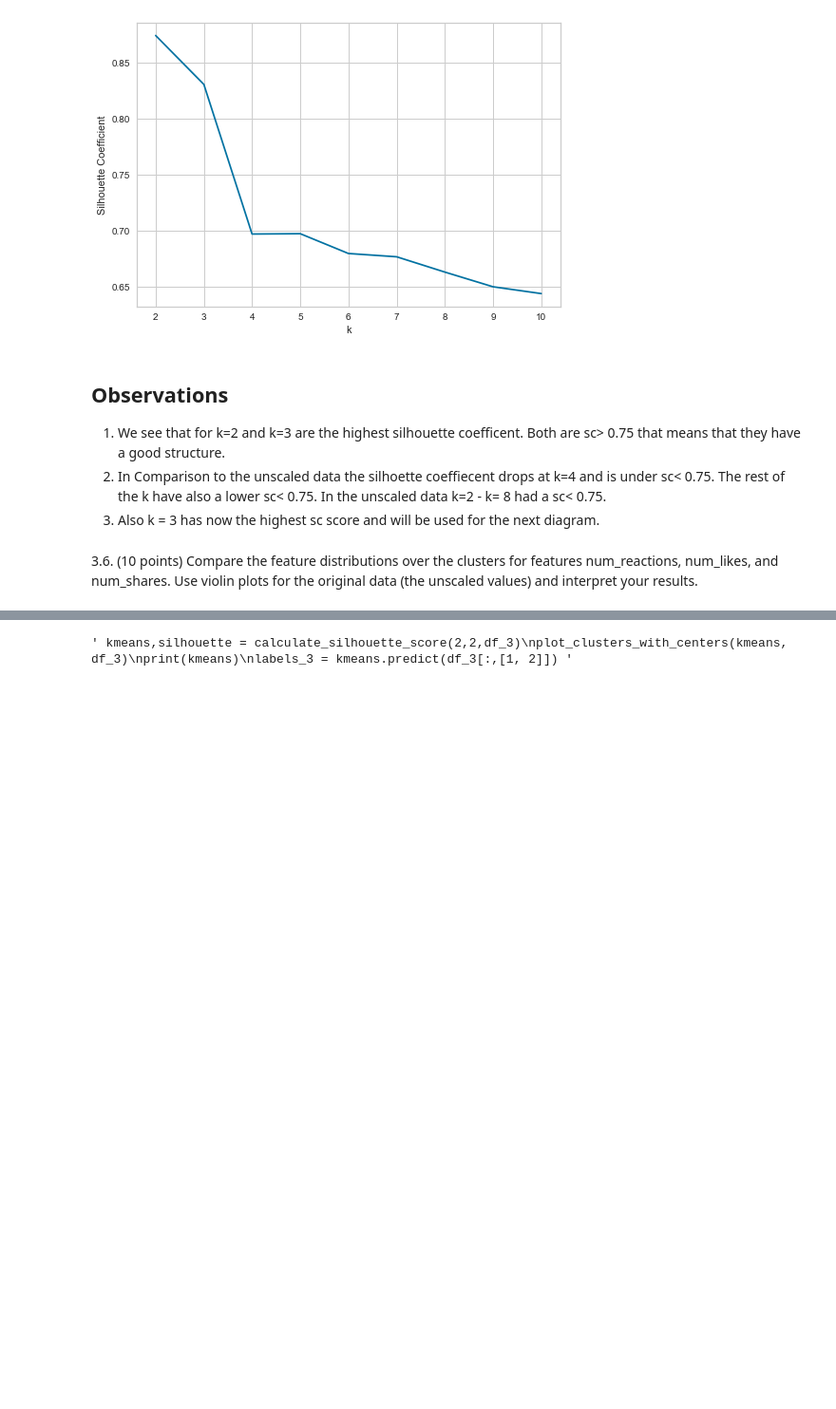
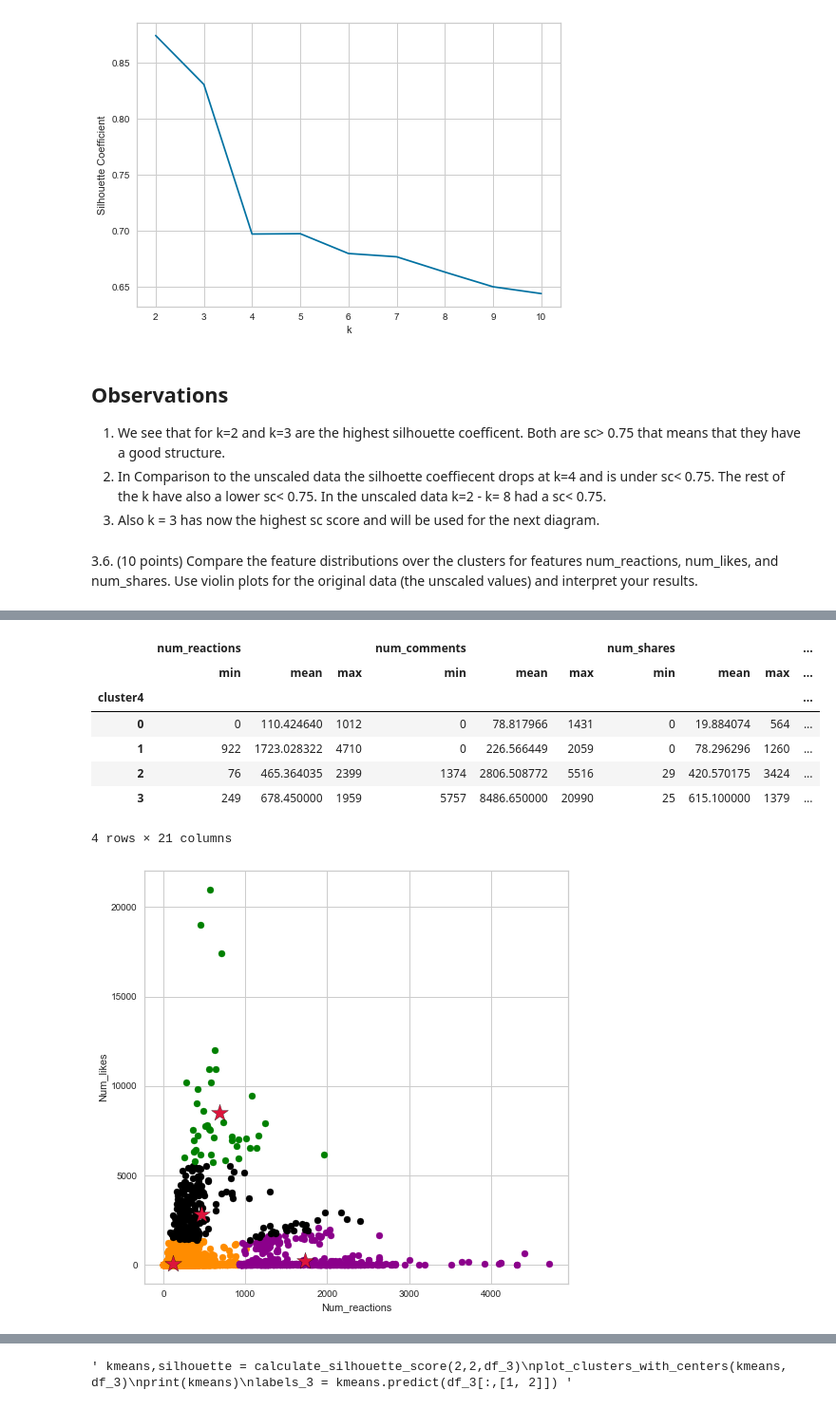
Before and after one commit to wuesten/Portfolio_1_MMS, a Jupyter notebook: portfolio_exam.ipynb, the cells around one changed output, grey strips where cells are left out. Shown: that part at 95% size. Drawn from its saved outputs; the diff is of its cells as text; code cells hidden in the pictures; blank space fills up the shorter version.

```diff
--- a/portfolio_exam.ipynb
+++ b/portfolio_exam.ipynb
@@ -133,4 +133,4 @@ coefﬁcient and plot it against 𝑘 in a diagram. Interpret the diagram!
 Create Dataset B as df_b
 # %%
 df_b = df.iloc[:,3:10]
-df_b
+df_unscaled = df_b
@@ -370,0 +364,17 @@ df_3.head()
+# %%
+kmeans,silhouette = calculate_silhouette_score(4,4,df_unscaled)
+plot_clusters_with_centers(kmeans, df_unscaled)
+labels_4 = kmeans.predict(df_unscaled)
+df_unscaled['cluster4'] = labels_4
+df_unscaled[["num_reactions","num_likes", "num_shares", "cluster4"]]
+df_unscaled.groupby('cluster4').aggregate(['min', 'mean', 'max'])
+# %% [output]
+|  | num_reactions |  |  | num_comments |  |  | num_shares |  |  | ... |
+|  | min | mean | max | min | mean | max | min | mean | max | ... |
+| cluster4 |  |  |  |  |  |  |  |  |  | ... |
+| 0 | 0 | 110.424640 | 1012 | 0 | 78.817966 | 1431 | 0 | 19.884074 | 564 | ... |
+| 1 | 922 | 1723.028322 | 4710 | 0 | 226.566449 | 2059 | 0 | 78.296296 | 1260 | ... |
+| 2 | 76 | 465.364035 | 2399 | 1374 | 2806.508772 | 5516 | 29 | 420.570175 | 3424 | ... |
+| 3 | 249 | 678.450000 | 1959 | 5757 | 8486.650000 | 20990 | 25 | 615.100000 | 1379 | ... |
+4 rows × 21 columns
+[figure, added]
```
Also changed, not shown: parts of 5 cells of this notebook.
